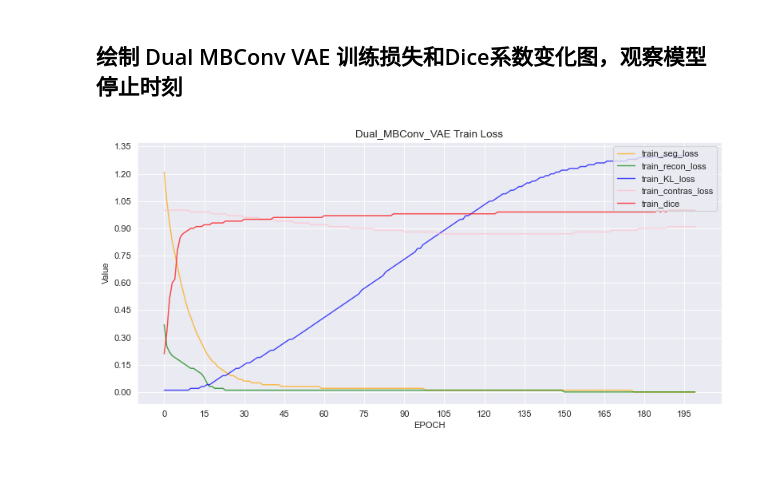
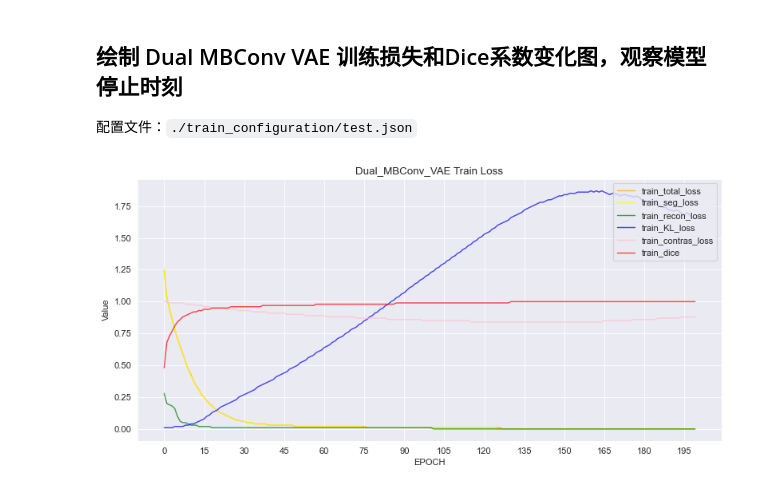
Before and after one commit to YJ-SS/MedSeg-project, a Jupyter notebook: data analysis/DA.ipynb, the cells around one changed output. Drawn from its saved outputs; the diff is of its cells as text; code cells hidden in the pictures; blank space fills up the shorter version.

````diff
--- a/data analysis/DA.ipynb
+++ b/data analysis/DA.ipynb
@@ -10,37 +10,40 @@ import seaborn as sns
 import matplotlib.pyplot as plt
 # %% [markdown]
 ## 绘制 Dual MBConv VAE 训练损失和Dice系数变化图，观察模型停止时刻
+配置文件：```./train_configuration/test.json```
 # %%
 matches_data = extract_data_from_log(
     log_path="../training_record/log/train_dual_MBConv_VAE.log",
-    timestamp='2024-10-21 22:16:03',
-    fields=['EPOCH', 'train_seg_loss', 'train_recon_loss','train_KL_loss','train_contras_loss','train_dice',
-    'val_seg_loss', 'val_recon_loss', 'val_KL_loss', 'val_contras_loss', 'val_dice']
+    logstamp='2024-10-22 22:29:50 seg oasis4',
+    fields=['EPOCH', 'train_total_loss', 'train_seg_loss', 'train_recon_loss','train_KL_loss','train_contras_loss','train_dice',
+            'val_total_loss', 'val_seg_loss', 'val_recon_loss', 'val_KL_loss', 'val_contras_loss', 'val_dice']
 )
 # %%
 draw_line_graph(
     x=matches_data['EPOCH'],
     y_list=[
+        matches_data['train_total_loss'],
         matches_data['train_seg_loss'],
         matches_data['train_recon_loss'],
         matches_data['train_KL_loss'],
         matches_data['train_contras_loss'],
         matches_data['train_dice'],
     ],
     label_list=[
+        'train_total_loss',
         'train_seg_loss',
         'train_recon_loss',
         'train_KL_loss',
         'train_contras_loss',
         'train_dice',
     ],
     ylabel='Value',
-    color_list=['orange','g', 'b', 'pink','r'],
+    color_list=['orange','yellow', 'g', 'b', 'pink','r'],
     title='Dual_MBConv_VAE Train Loss',
     graph_name='Dual_MBConv_VAE Train Loss'
 )
 # %% [output]
-[figure, old version]
+[figure, new version]
 # %%
 draw_line_graph(
     x=matches_data['EPOCH'],
````
Also changed, not shown: parts of 1 cell of this notebook, 10 other files.
